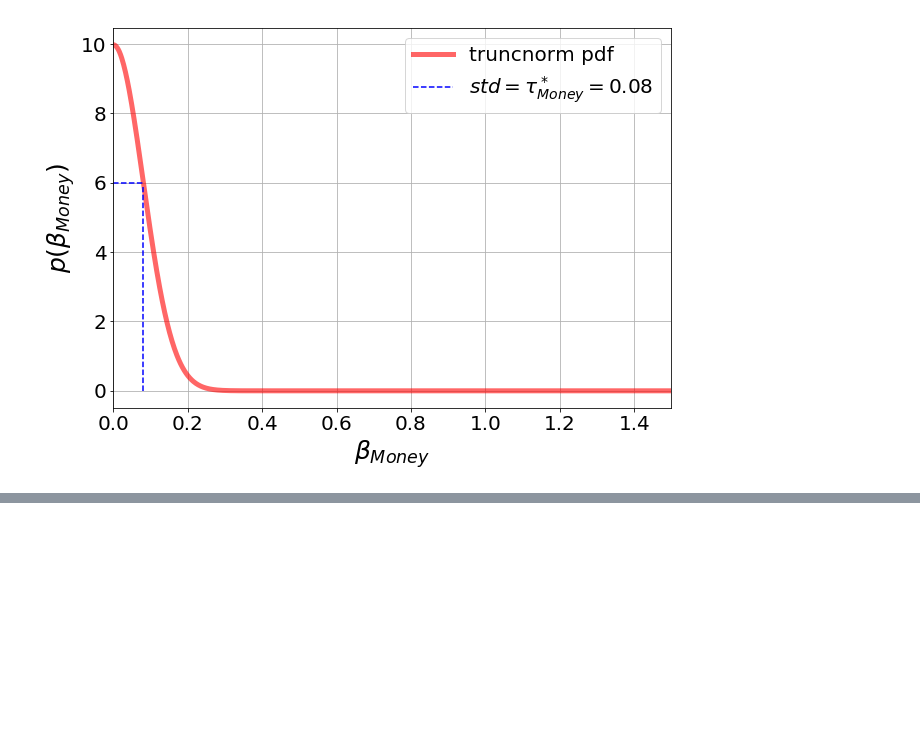
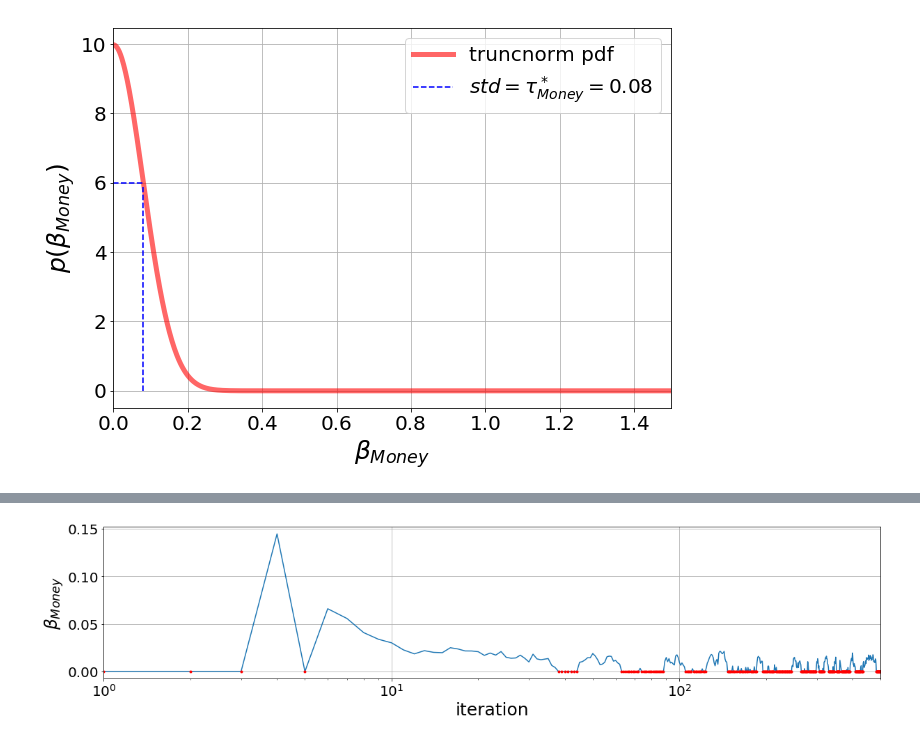
Before and after one commit to mtambos/mcmc_proj7, a Jupyter notebook: happiness_analysis.ipynb, the cells around one changed output, grey strips where cells are left out. Saved outputs shown, nothing was run; the diff lists cells and outputs as text; code cells hidden in the pictures; blank space fills up the shorter version.

```diff
--- a/happiness_analysis.ipynb
+++ b/happiness_analysis.ipynb
@@ -212,0 +227,13 @@ plt.show()
+# %%
+show_n = 500
+betaIszero = np.where(chain[0:show_n,0] == 0)[0]
+plt.figure(figsize = (20,4))
+plt.semilogx(np.arange(0,len(chain[0:show_n,0])),chain[0:show_n,0])
+plt.plot(betaIszero, np.zeros_like(betaIszero), '.r')
+plt.xlabel('iteration', fontsize = 25)
+plt.ylabel('$β_{Money}$', fontsize = 25)
+plt.xlim([0,show_n])
+plt.grid()
+plt.show()
+# %% [output]
+[figure, added]
```
Also changed, not shown: parts of 8 cells of this notebook, 1 other file.
